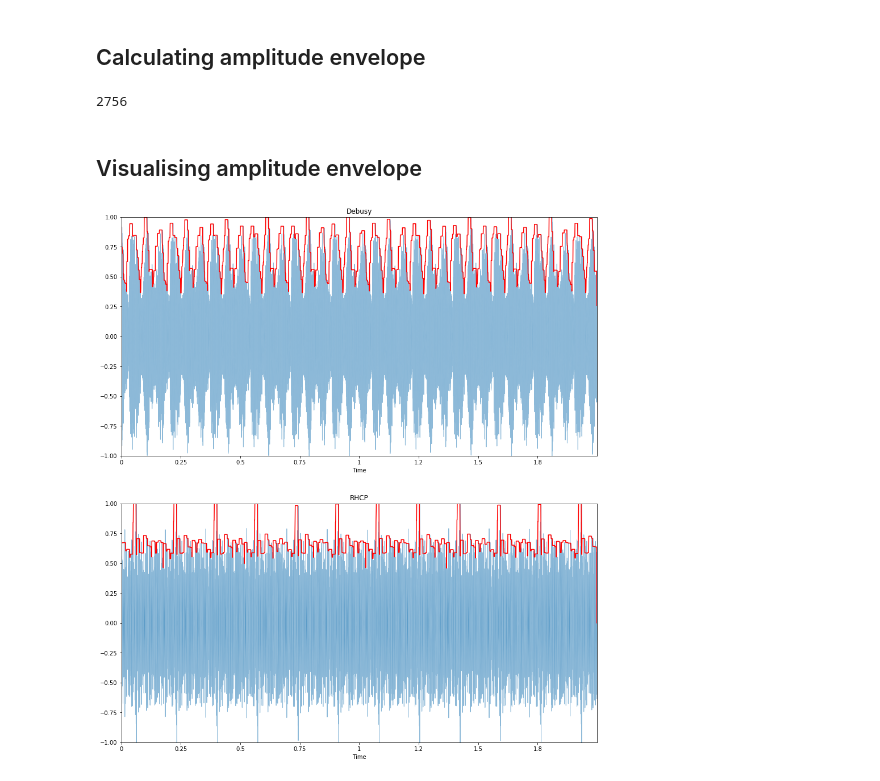
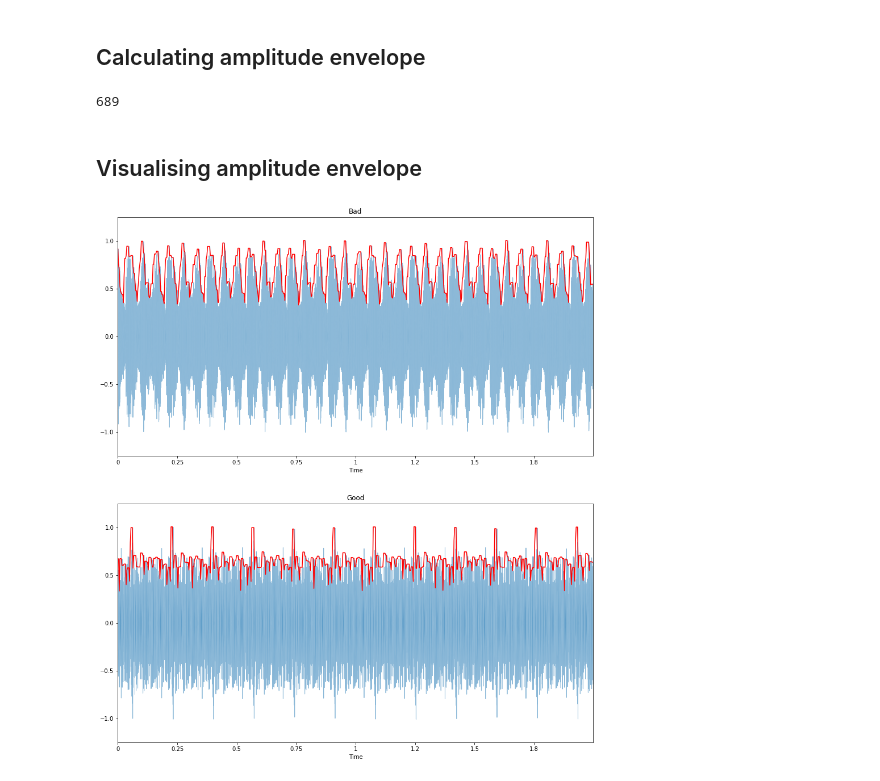
Before and after one commit to TyHuffman/AHU-5-Bearing-Fault, a Jupyter notebook: AHU-5 Audio Envelopes of Bad and Good Bearings.ipynb, the cells around one changed output. Saved outputs shown, nothing was run; the diff lists cells and outputs as text; code cells hidden in the pictures.

```diff
--- a/AHU-5 Audio Envelopes of Bad and Good Bearings.ipynb
+++ b/AHU-5 Audio Envelopes of Bad and Good Bearings.ipynb
@@ -74,8 +74,8 @@ plt.show()
 # %% [markdown]
 ## Calculating amplitude envelope
 # %%
-FRAME_SIZE = 256
-HOP_LENGTH = 16
+FRAME_SIZE = 200
+HOP_LENGTH = 64
 
 def amplitude_envelope(signal, frame_size, hop_length):
     """Calculate the amplitude envelope of a signal with a given frame size nad hop length."""
@@ -96,7 +96,7 @@ def fancy_amplitude_envelope(signal, frame_size, hop_length):
 ae_bad = amplitude_envelope(bad, FRAME_SIZE, HOP_LENGTH)
 len(ae_bad)
 # %% [output]
-2756
+689
 # %%
 # calculate amplitude envelope for bad and good bearings
 ae_bad = amplitude_envelope(bad, FRAME_SIZE, HOP_LENGTH)
@@ -109,20 +109,20 @@ t = librosa.frames_to_time(frames, hop_length=HOP_LENGTH)
 # %%
 # amplitude envelope is graphed in red
 
 plt.figure(figsize=(15, 17))
 
 ax = plt.subplot(2, 1, 1)
 librosa.display.waveplot(bad, alpha=0.5)
 plt.plot(t, ae_bad, color="r")
-plt.ylim((-1, 1))
-plt.title("Debusy")
+plt.ylim((-1.25, 1.25))
+plt.title("Bad")
 
 plt.subplot(2, 1, 2)
 librosa.display.waveplot(good, alpha=0.5)
 plt.plot(t, ae_good, color="r")
-plt.ylim((-1, 1))
-plt.title("RHCP")
+plt.ylim((-1.25, 1.25))
+plt.title("Good")
 
 plt.show()
 # %% [output]
-[figure, old version]
+[figure, new version]
```
Also changed, not shown: parts of 1 cell of this notebook, 6 other files.
